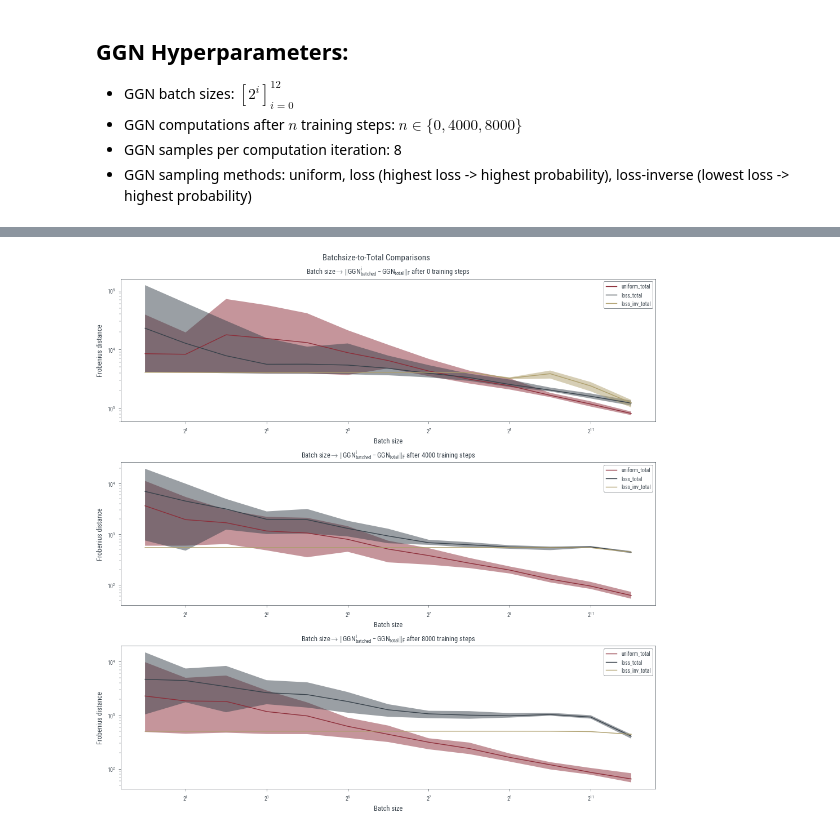
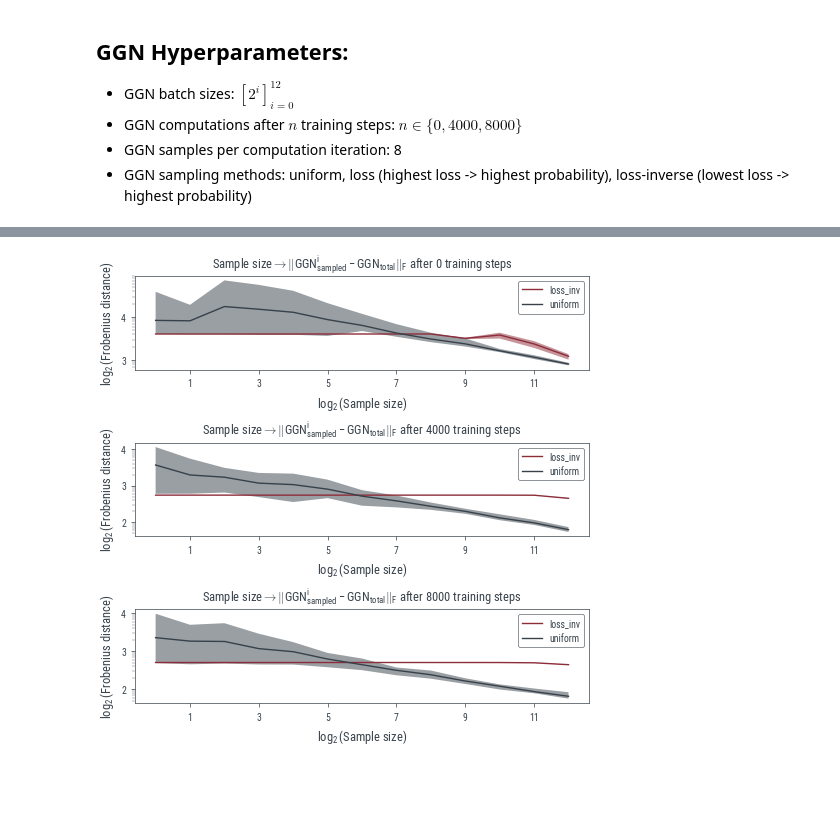
Before and after one commit to f-lair/hessian-data-lowrank, a Jupyter notebook: notebooks/results_v3.ipynb, the cells around one changed output, grey strips where cells are left out. Cells and saved outputs as stored; diff of their text form; code cells hidden in the pictures; blank space fills up the shorter version.

```diff
--- a/notebooks/results_v3.ipynb
+++ b/notebooks/results_v3.ipynb
@@ -29,7 +30,7 @@ max_exp = 12
 n_samples = 8
 ggn_iteration_freq = 4000
 num_ggn_iterations = 3
-sampling_methods = ["uniform", "loss", "loss_inv"]
+sampling_methods = ["loss_inv", "uniform"] #, "loss", ]
 # %%
 iterations = [ggn_iteration_freq * x for x in range(0, num_ggn_iterations)]
 batch_sizes = [2**x for x in range(min_exp, max_exp)]
@@ -44,17 +45,21 @@ for sampling_method in sampling_methods:
             frobenius_distances[sampling_method][-1].append(np.load(str(Path(results_path, sampling_method, f"f_norm_{batch_size}_batched_{iters}.npy"))).flatten())
         frobenius_distances[sampling_method][-1] = np.stack(frobenius_distances[sampling_method][-1])
 # %%
-fig, axs = plt.subplots(num_ggn_iterations, figsize=(10, 10))
-fig.suptitle("Batchsize-to-Batchsize Comparisons")
+fig, axs = plt.subplots(num_ggn_iterations, figsize=(5, 5))
+#fig.suptitle("Batchsize-to-Batchsize Comparisons")
 
 for iters_idx, iters in enumerate(iterations):
     for sampling_method in sampling_methods:
         axs[iters_idx].plot(batch_sizes, frobenius_distances[sampling_method][iters_idx].mean(axis=1), label=sampling_method)
         axs[iters_idx].fill_between(batch_sizes, np.min(frobenius_distances[sampling_method][iters_idx], axis=1), np.max(frobenius_distances[sampling_method][iters_idx], axis=1), alpha=0.5)
-    axs[iters_idx].set_title("$\\text{Batch size} \\to \|\\text{GGN}^{i}_{\\text{batched}} - \\text{GGN}^{i+1}_{\\text{batched}}\|_F$ after " + str(iters) + " training steps")
+    axs[iters_idx].set_title("$\\text{Sample size} \\to \|\\text{GGN}^{i}_{\\text{sampled}} - \\text{GGN}^{i+1}_{\\text{sampled}}\|_F$ after " + str(iters) + " training steps")
     axs[iters_idx].set_xscale('log', base=2)
     axs[iters_idx].set_yscale('log')
-    axs[iters_idx].set_xlabel("Batch size")
-    axs[iters_idx].set_ylabel("Frobenius distance")
+    axs[iters_idx].set_xlabel("$\\log_2{(\\text{Sample size})}$")
+    xlogfmt = LogFormatterExponent(base=2, labelOnlyBase=True)
+    axs[iters_idx].xaxis.set_major_formatter(xlogfmt)
+    axs[iters_idx].set_ylabel("$\\log_2{(\\text{Frobenius distance})}$")
+    ylogfmt = LogFormatterExponent(base=10, labelOnlyBase=True)
+    axs[iters_idx].yaxis.set_major_formatter(ylogfmt)
     axs[iters_idx].legend();
 # %% [output]
@@ -62,6 +67,6 @@ for iters_idx, iters in enumerate(iterations):
 # %%
 max_exp = 13
-sampling_methods = ["uniform_total", "loss_total", "loss_inv_total"]
+sampling_methods = ["loss_inv_total", "uniform_total"] #, "loss_total", ]
 # %%
 iterations = [ggn_iteration_freq * x for x in range(0, num_ggn_iterations)]
 batch_sizes = [2**x for x in range(min_exp, max_exp)]
@@ -76,18 +81,22 @@ for sampling_method in sampling_methods:
             frobenius_distances[sampling_method][-1].append(np.load(str(Path(results_path, sampling_method, f"f_norm_{batch_size}_batched_{iters}.npy"))).flatten())
         frobenius_distances[sampling_method][-1] = np.stack(frobenius_distances[sampling_method][-1])
 # %%
-fig, axs = plt.subplots(num_ggn_iterations, figsize=(10, 10))
-fig.suptitle("Batchsize-to-Total Comparisons")
+fig, axs = plt.subplots(num_ggn_iterations, figsize=(5, 5))
+#fig.suptitle("Batchsize-to-Total Comparisons")
 
 for iters_idx, iters in enumerate(iterations):
     for sampling_method in sampling_methods:
-        axs[iters_idx].plot(batch_sizes, frobenius_distances[sampling_method][iters_idx].mean(axis=1), label=sampling_method)
+        axs[iters_idx].plot(batch_sizes, frobenius_distances[sampling_method][iters_idx].mean(axis=1), label=sampling_method.removesuffix("_total"))
         axs[iters_idx].fill_between(batch_sizes, np.min(frobenius_distances[sampling_method][iters_idx], axis=1), np.max(frobenius_distances[sampling_method][iters_idx], axis=1), alpha=0.5)
-    axs[iters_idx].set_title("$\\text{Batch size} \\to \|\\text{GGN}^{i}_{\\text{batched}} - \\text{GGN}_{\\text{total}}\|_F$ after " + str(iters) + " training steps")
+    axs[iters_idx].set_title("$\\text{Sample size} \\to \|\\text{GGN}^{i}_{\\text{sampled}} - \\text{GGN}_{\\text{total}}\|_F$ after " + str(iters) + " training steps")
     axs[iters_idx].set_xscale('log', base=2)
     axs[iters_idx].set_yscale('log')
-    axs[iters_idx].set_xlabel("Batch size")
-    axs[iters_idx].set_ylabel("Frobenius distance")
+    axs[iters_idx].set_xlabel("$\\log_2{(\\text{Sample size})}$")
+    xlogfmt = LogFormatterExponent(base=2, labelOnlyBase=True)
+    axs[iters_idx].xaxis.set_major_formatter(xlogfmt)
+    axs[iters_idx].set_ylabel("$\\log_2{(\\text{Frobenius distance})}$")
+    ylogfmt = LogFormatterExponent(base=10, labelOnlyBase=True)
+    axs[iters_idx].yaxis.set_major_formatter(ylogfmt)
     axs[iters_idx].legend();
 # %% [output]
-[figure, old version]
+[figure, new version]
```
Also changed, not shown: parts of 2 cells of this notebook, 6 other files.
